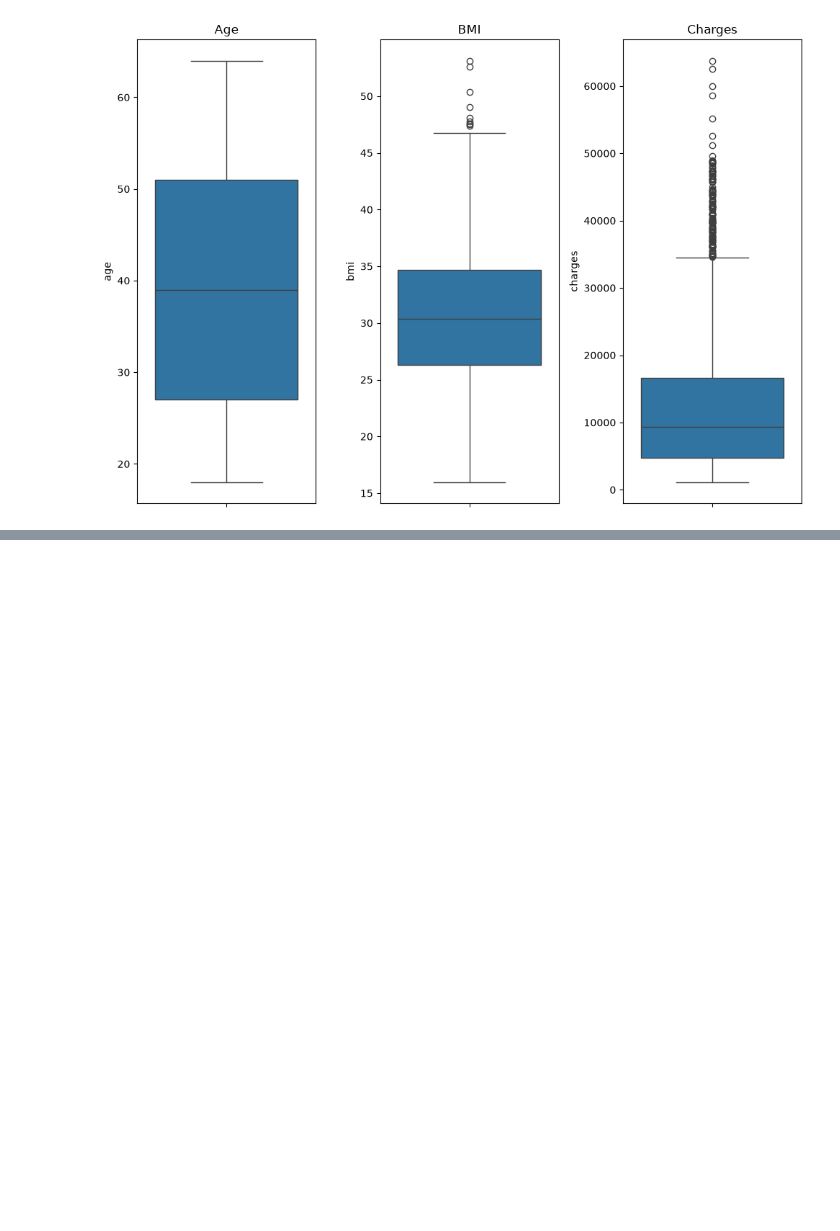
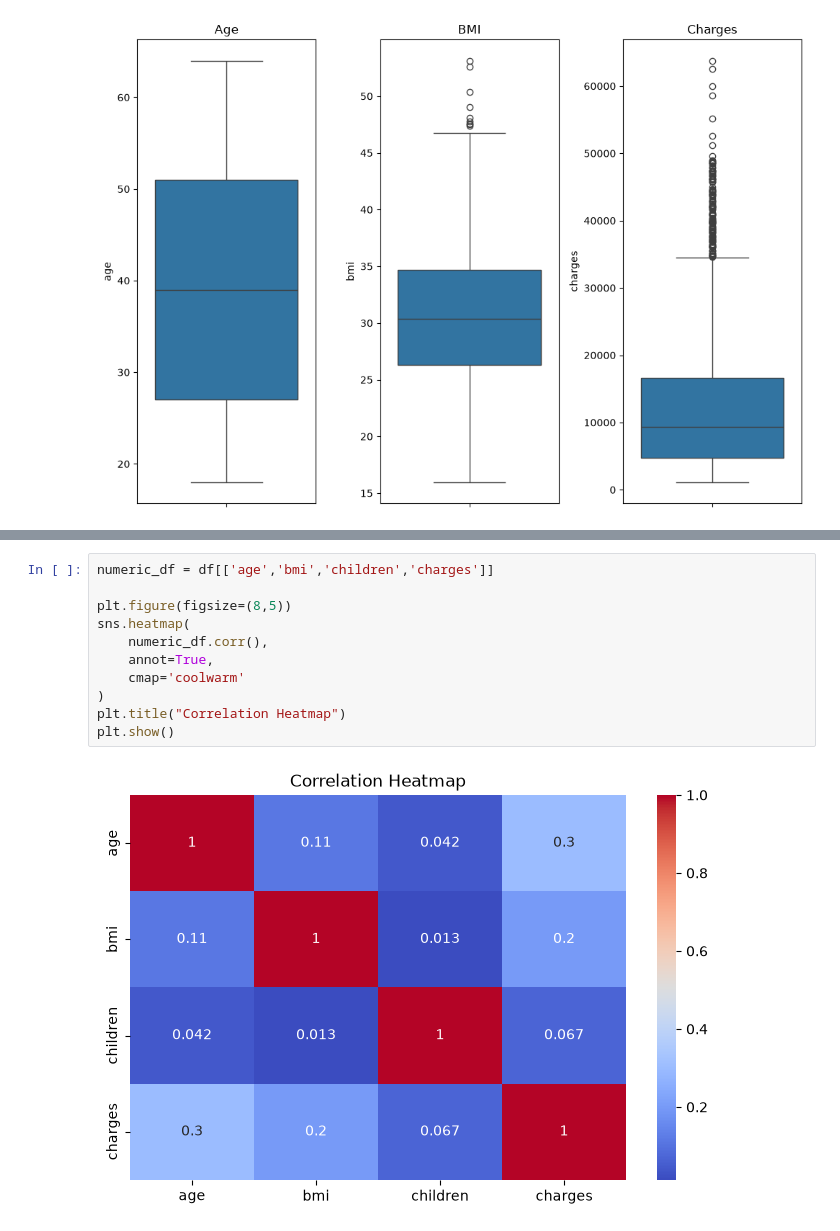
Before and after one commit to satyashry/Insurance-cost-predictor, a Jupyter notebook: notebook/inscostpredi.ipynb, the cells around one changed output, grey strips where cells are left out. Cells and saved outputs as stored; diff of their text form; blank space fills up the shorter version.

```diff
--- a/notebook/inscostpredi.ipynb
+++ b/notebook/inscostpredi.ipynb
@@ -197,0 +205,13 @@ plt.show()
+# %%
+numeric_df = df[['age','bmi','children','charges']]
+
+plt.figure(figsize=(8,5))
+sns.heatmap(
+    numeric_df.corr(),
+    annot=True,
+    cmap='coolwarm'
+)
+plt.title("Correlation Heatmap")
+plt.show()
+# %% [output]
+[figure, added]
```
Also changed, not shown: parts of 3 cells of this notebook.
